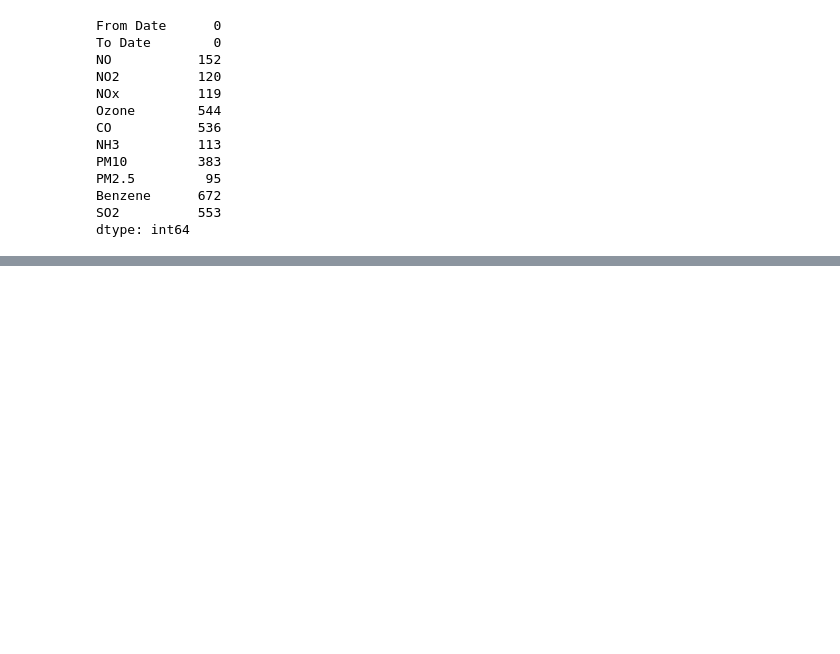
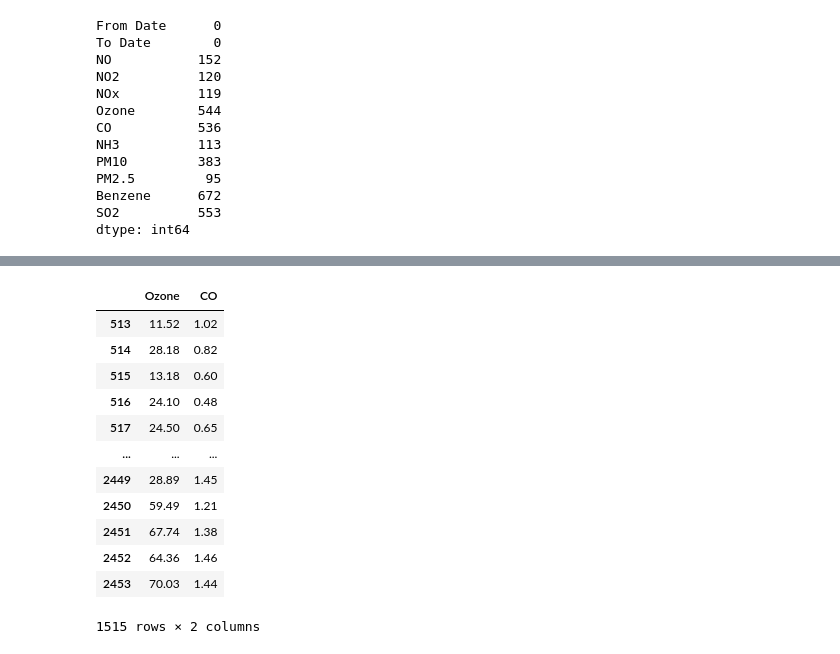
Before and after one commit to aniketTCodes/Mini-Project, a Jupyter notebook: LinearRegression.ipynb, the cells around one changed output, grey strips where cells are left out. Saved outputs shown, nothing was run; the diff lists cells and outputs as text; code cells hidden in the pictures; blank space fills up the shorter version.

```diff
--- a/LinearRegression.ipynb
+++ b/LinearRegression.ipynb
@@ -110,0 +95,16 @@ dtype: int64
+# %%
+x
+# %% [output]
+|  | Ozone | CO |
+| 513 | 11.52 | 1.02 |
+| 514 | 28.18 | 0.82 |
+| 515 | 13.18 | 0.60 |
+| 516 | 24.10 | 0.48 |
+| 517 | 24.50 | 0.65 |
+| ... | ... | ... |
+| 2449 | 28.89 | 1.45 |
+| 2450 | 59.49 | 1.21 |
+| 2451 | 67.74 | 1.38 |
+| 2452 | 64.36 | 1.46 |
+| 2453 | 70.03 | 1.44 |
+1515 rows × 2 columns
```
Also changed, not shown: parts of 31 cells of this notebook, 1 other file.
